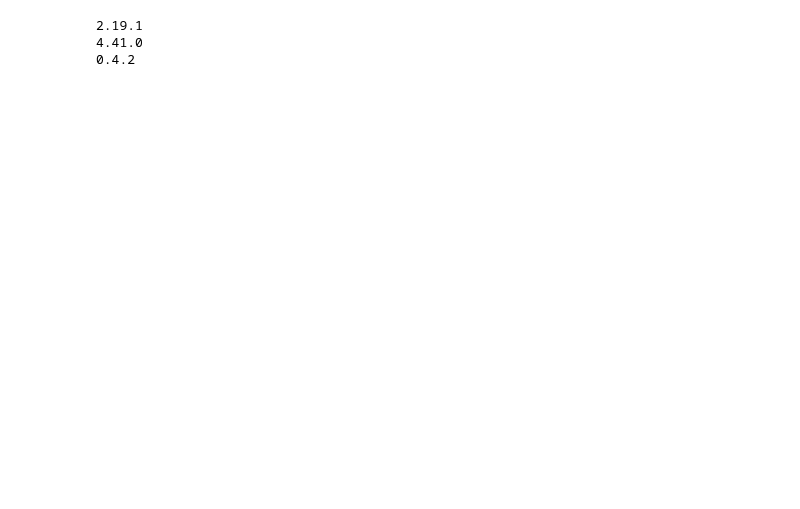
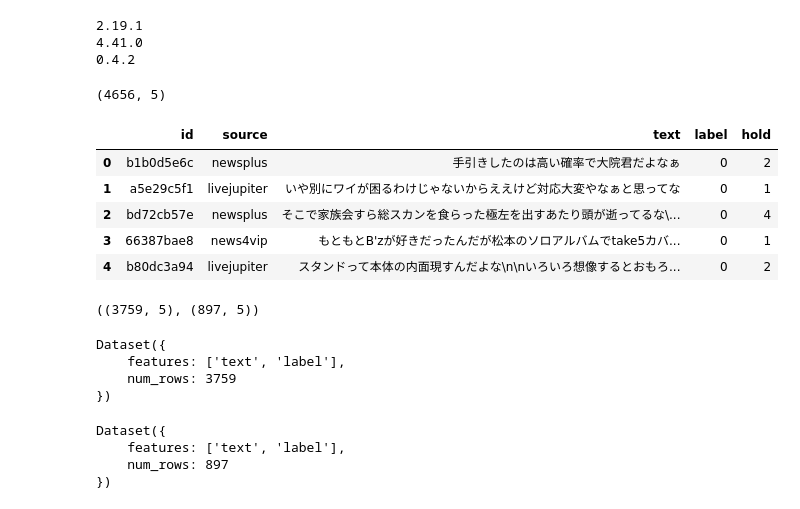
Before and after one commit to yukismd/DL_for_ImageData_and_Finetuning, a Jupyter notebook: text_classification_hatespeech/PT/test.ipynb, the cells around one changed output. Drawn from its saved outputs; the diff is of its cells as text; code cells hidden in the pictures; blank space fills up the shorter version.

```diff
--- a/text_classification_hatespeech/PT/test.ipynb
+++ b/text_classification_hatespeech/PT/test.ipynb
@@ -51,3 +51,21 @@ from tqdm.auto import tqdm
 2.19.1
 4.41.0
 0.4.2
+# %%
+df = pd.read_csv('https://sample-data-open.s3.ap-northeast-1.amazonaws.com/text_classification_hatespeech/hatespeech_train.csv')
+print(df.shape)
+df.head()
+# %% [output]
+(4656, 5)
+|  | id | source | text | label | hold |
+| 0 | b1b0d5e6c | newsplus | 手引きしたのは高い確率で大院君だよなぁ | 0 | 2 |
+| 1 | a5e29c5f1 | livejupiter | いや別にワイが困るわけじゃないからええけど対応大変やなぁと思ってな | 0 | 1 |
+| 2 | bd72cb57e | newsplus | そこで家族会すら総スカンを食らった極左を出すあたり頭が逝ってるな\... | 0 | 4 |
+| 3 | 66387bae8 | news4vip | もともとB'zが好きだったんだが松本のソロアルバムでtake5カバ... | 0 | 1 |
+| 4 | b80dc3a94 | livejupiter | スタンドって本体の内面現すんだよな\n\nいろいろ想像するとおもろ... | 0 | 2 |
+# %%
+df_train = df[df['hold'] != 0]
+df_valid = df[df['hold'] == 0]
+df_train.shape, df_valid.shape
+# %% [output]
+((3759, 5), (897, 5))
@@ -53,0 +75,15 @@ from tqdm.auto import tqdm
+# %%
+#ds_train = datasets.load_dataset('csv', data_files=['https://sample-data-open.s3.ap-northeast-1.amazonaws.com/text_classification_hatespeech/hatespeech_train.csv'])
+ds_train
+# %% [output]
+Dataset({
+    features: ['text', 'label'],
+    num_rows: 3759
+})
+# %%
+ds_valid
+# %% [output]
+Dataset({
+    features: ['text', 'label'],
+    num_rows: 897
+})
```
Also changed, not shown: parts of 2 cells of this notebook.
